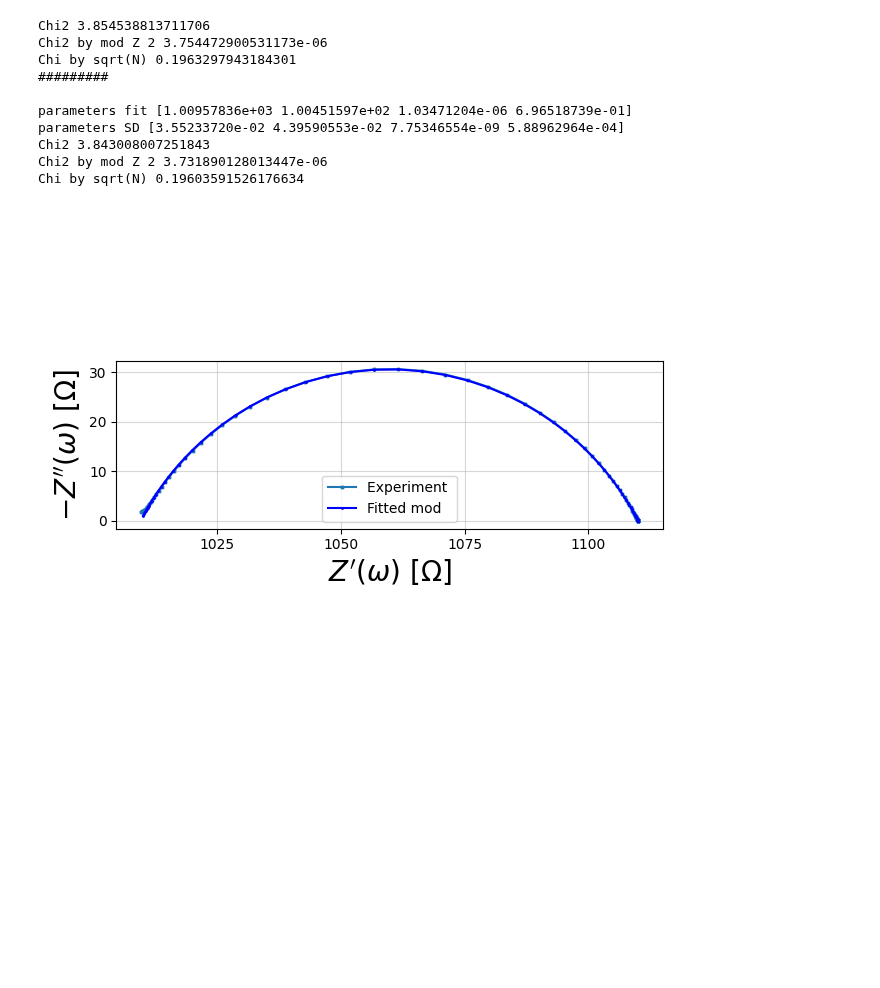
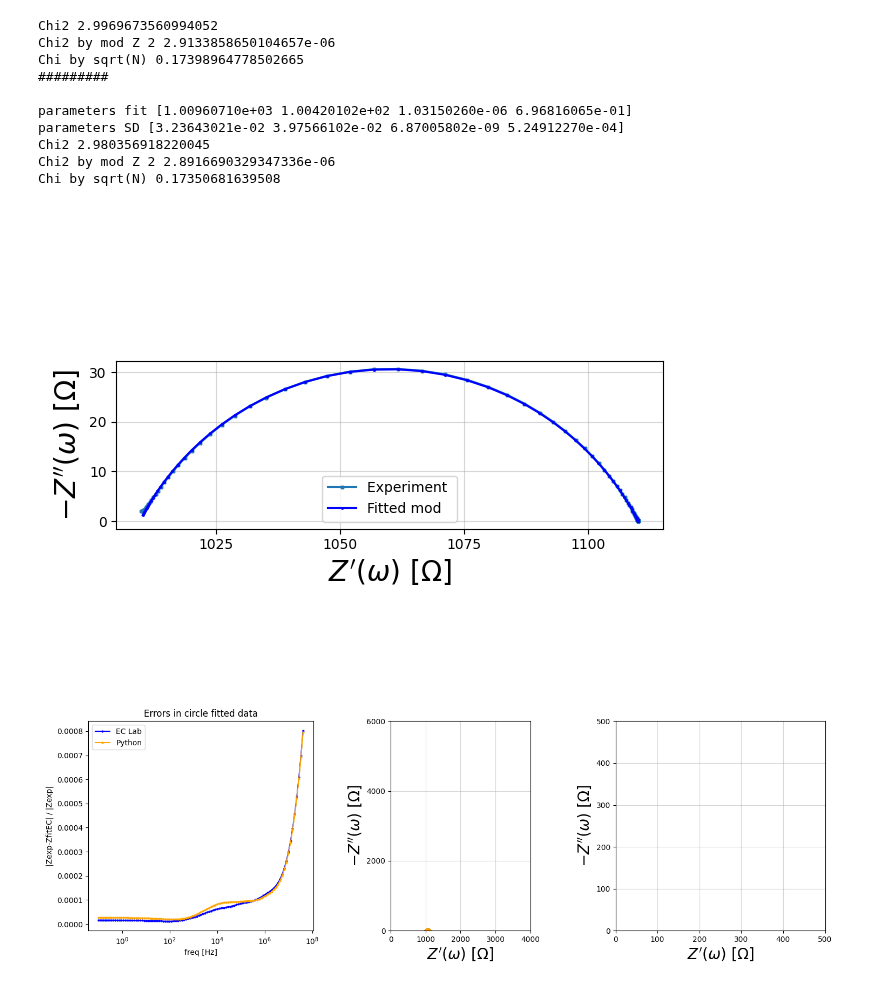
Before and after one commit to Yugal0/fitting-eis-inhomo-electrode, a Jupyter notebook: python/experimental/fit_circle_data.ipynb, the cells around one changed output. Drawn from its saved outputs; the diff is of its cells as text; code cells hidden in the pictures; blank space fills up the shorter version.

```diff
--- a/python/experimental/fit_circle_data.ipynb
+++ b/python/experimental/fit_circle_data.ipynb
@@ -47,7 +47,7 @@ def TLMuniEC(p, f):
     Z= R+Rion*np.sqrt(1/S)*(1/(np.tanh(np.sqrt(S))))
     return Z
 # %%
-exp_data=pd.read_excel("compare EC and pyhton on abhi data unit and mod.xlsx",sheet_name="Circle Data",header=None)
+exp_data=pd.read_excel("compare EC and pyhton on abhi data unit and mod.xlsx",sheet_name="circle data")
 exp_data=exp_data.to_numpy()
 z_exp_data=exp_data[:,1]+1j*exp_data[:,2]
 freq_exp_data=exp_data[:,0]
@@ -81,14 +81,14 @@ z_pred=np.transpose([np.real(z_pred),np.imag(z_pred)])
 z_pred_df=pd.DataFrame(z_pred)
 z_pred_df.to_excel(f"fitted z-data python on circle data.xlsx",sheet_name=f"{wt}")
 # %% [output]
-Chi2 3.854538813711706
-Chi2 by mod Z 2 3.754472900531173e-06
-Chi by sqrt(N) 0.1963297943184301
+Chi2 2.9969673560994052
+Chi2 by mod Z 2 2.9133858650104657e-06
+Chi by sqrt(N) 0.17398964778502665
 #########
 
-parameters fit [1.00957836e+03 1.00451597e+02 1.03471204e-06 6.96518739e-01]
-parameters SD [3.55233720e-02 4.39590553e-02 7.75346554e-09 5.88962964e-04]
-Chi2 3.843008007251843
-Chi2 by mod Z 2 3.731890128013447e-06
-Chi by sqrt(N) 0.19603591526176634
+parameters fit [1.00960710e+03 1.00420102e+02 1.03150260e-06 6.96816065e-01]
+parameters SD [3.23643021e-02 3.97566102e-02 6.87005802e-09 5.24912270e-04]
+Chi2 2.980356918220045
+Chi2 by mod Z 2 2.8916690329347336e-06
+Chi by sqrt(N) 0.17350681639508
 [figure]
@@ -103,0 +95,40 @@ Chi by sqrt(N) 0.19603591526176634
+# %%
+fitted_data=pd.read_excel("compare EC and pyhton on abhi data unit and mod.xlsx",sheet_name="circle data")
+fitted_data=fitted_data.to_numpy()
+#print(fitted_data)
+z_EC_fitted_data=fitted_data[:,3]+1j*fitted_data[:,4]
+z_python_fitted_data=fitted_data[:,5]+1j*fitted_data[:,6]
+freq_fitted_data=fitted_data[:,0]
+z_EC_error=np.abs(z_exp_data-z_EC_fitted_data)/np.abs(z_exp_data)
+z_python_error=np.abs(z_exp_data-z_python_fitted_data)/np.abs(z_exp_data)
+
+fig=plt.figure()
+fig.set_size_inches(15,5)
+axx=plt.subplot2grid((1,3),(0,0),rowspan=1,colspan=1)
+axx.plot(freq_exp_data,z_EC_error,"-o",ms=2,label="EC Lab",color="blue")
+axx.plot(freq_exp_data,z_python_error,"-o",ms=2,label="Python",color="orange")
+axx.legend()
+axx.set_title("Errors in circle fitted data")
+axx.set_xscale("log")
+axx.set_xlabel("freq [Hz]")
+axx.set_ylabel("|Zexp-ZfitEC| / |Zexp|")
+
+axx2=plt.subplot2grid((1,3),(0,1),rowspan=1,colspan=1)
+plot_nyquist(z_exp_data,color="green",ax=axx2)
+plot_nyquist(z_EC_fitted_data,color="blue",ax=axx2)
+plot_nyquist(z_python_fitted_data,color="orange",ax=axx2)
+axx2.set_xlim(0,4000)
+axx2.set_ylim(0,6000)
+
+axx3=plt.subplot2grid((1,3),(0,2),rowspan=1,colspan=1)
+plot_nyquist(z_exp_data,color="green",ax=axx3)
+plot_nyquist(z_EC_fitted_data,color="blue",ax=axx3)
+plot_nyquist(z_python_fitted_data,color="orange",ax=axx3)
+axx3.set_xlim(0,500)
+axx3.set_ylim(0,500)
+
+
+plt.tight_layout()
+plt.show()
+# %% [output]
+[figure, added]
```
Also changed, not shown: parts of 1 cell of this notebook, 3 other files.
